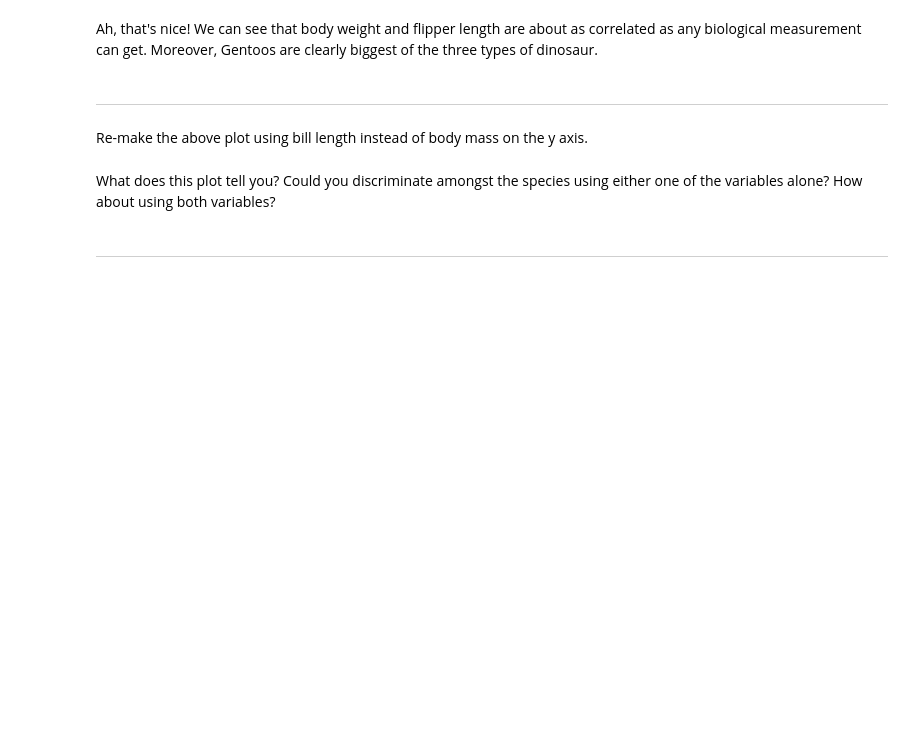
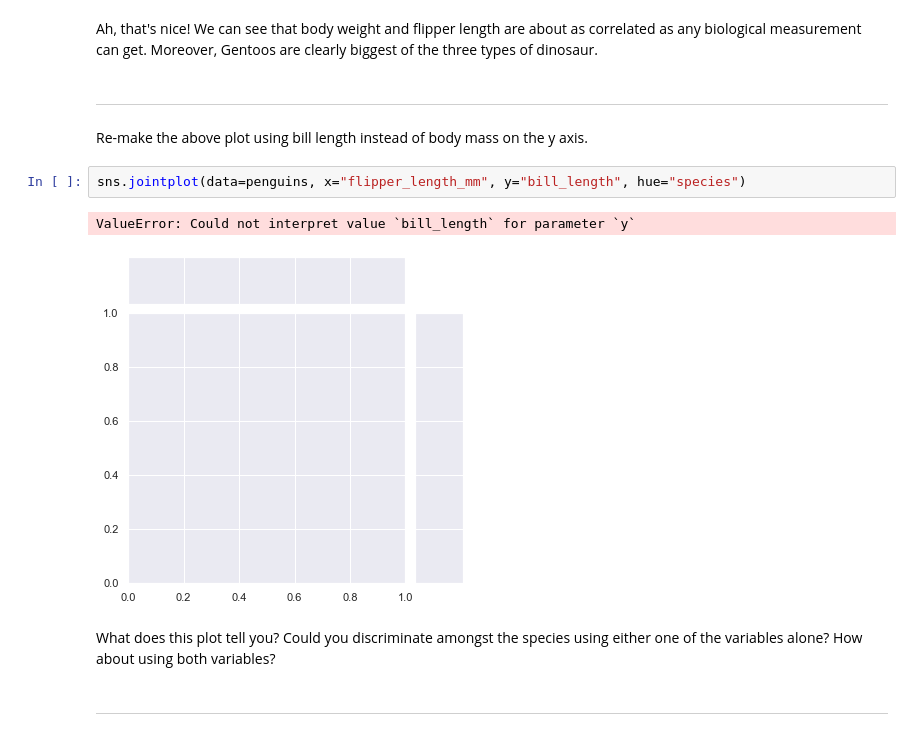
Before and after one commit to scingram1120/FDS-CourseTwo, a Jupyter notebook: t12.ipynb, the cells around one changed output. Cells and saved outputs as stored; diff of their text form; blank space fills up the shorter version.

```diff
--- a/t12.ipynb
+++ b/t12.ipynb
@@ -353,6 +429,11 @@ Ah, that's nice! We can see that body weight and flipper length are about as cor
 ---
 # %% [markdown]
 Re-make the above plot using bill length instead of body mass on the y axis.
+# %%
+sns.jointplot(data=penguins, x="flipper_length_mm", y="bill_length", hue="species")
+# %% [output]
+ValueError: Could not interpret value `bill_length` for parameter `y`
+[figure, added]
 # %% [markdown]
 What does this plot tell you? Could you discriminate amongst the species using either one of the variables alone? How about using both variables?
 # %% [markdown]
```
Also changed, not shown: parts of 19 cells of this notebook, 6 other files.
